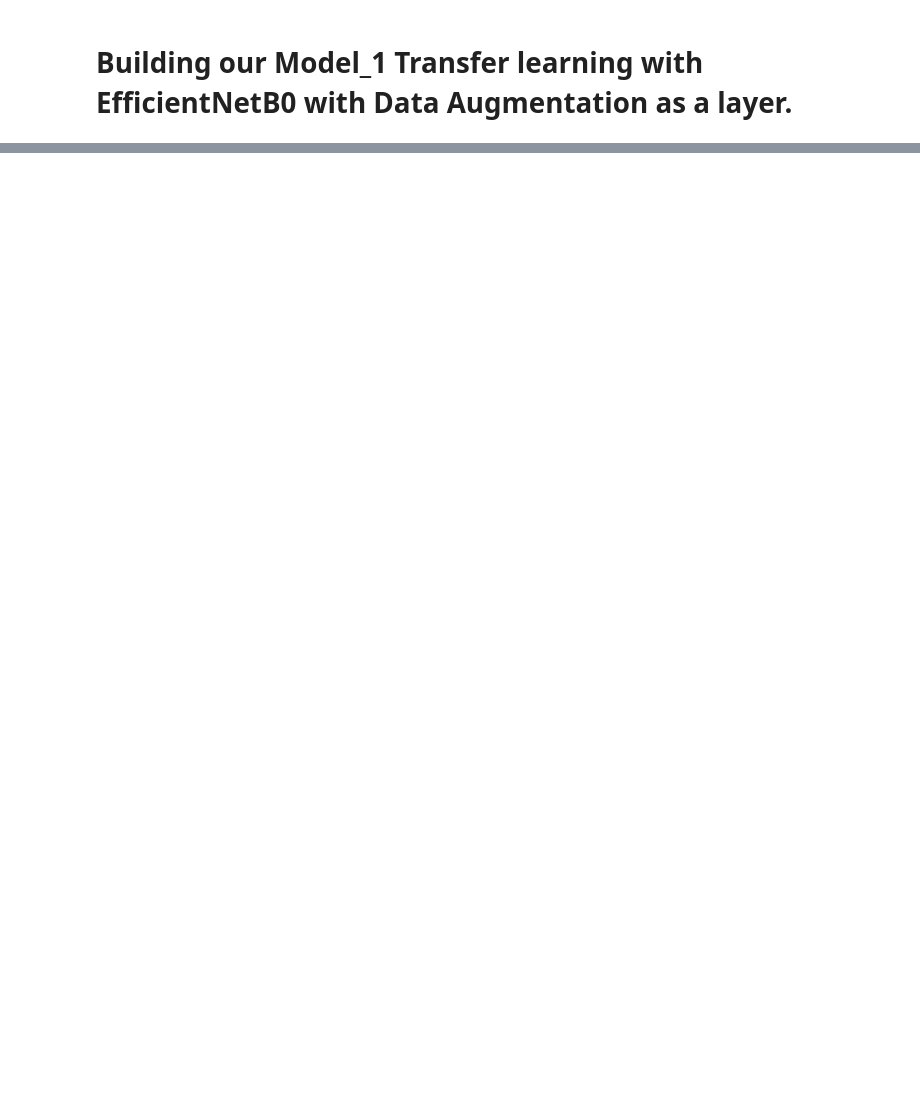
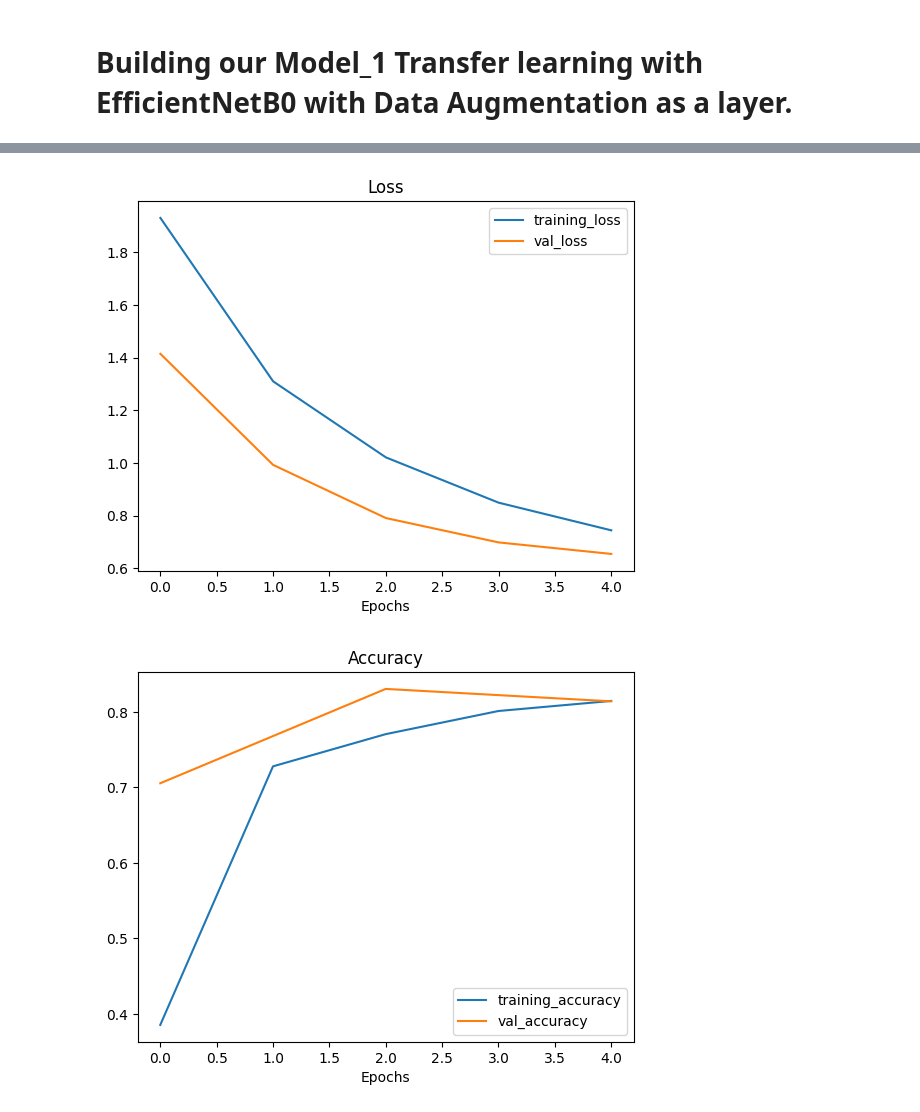
Before and after one commit to LivingstonTardzenyuy/Deep-Learning-with-TensorFlow, a Jupyter notebook: 05_trasnfer_learning_in_tensorflow_part_2_fine_tuning.ipynb, the cells around one changed output, grey strips where cells are left out. Saved outputs shown, nothing was run; the diff lists cells and outputs as text; code cells hidden in the pictures; blank space fills up the shorter version.

Commit message:
Fine-tuning our model

```diff
--- a/05_trasnfer_learning_in_tensorflow_part_2_fine_tuning.ipynb
+++ b/05_trasnfer_learning_in_tensorflow_part_2_fine_tuning.ipynb
@@ -541,0 +561,3 @@ Model_1_history = model_1.fit(
+# %%
+train_dir_10_percent = "10_food_classes_10_percent/train"
+test_dir_10_percent = "10_food_classes_10_percent/test"
@@ -541,0 +647,33 @@ Model_1_history = model_1.fit(
+# %%
+# Creating a modelCheckpoint callback. So it saves our model weights during training. This is usefull so we can coe and start where we left off....
+
+checkpoint_path = "ten_percent_model/checkpoint.keras";
+
+model_checkpoint = tf.keras.callbacks.ModelCheckpoint(
+    checkpoint_path,
+    monitor='val_loss',
+    verbose=0,
+    save_best_only=False,
+    save_weights_only=False,
+    mode='auto',
+    save_freq='epoch',
+    initial_value_threshold=None
+)
+# %%
+# Compile and fit the model.
+
+initial_epochs = 5
+model_2.compile(
+    loss = "categorical_crossentropy",
+    optimizer = tf.keras.optimizers.Adam(),
+    metrics = ["accuracy"]
+)
+
+# fit the model..
+model_2_history = model_2.fit(
+    train_data_10_percent,
+    epochs = initial_epochs,
+    validation_data = test_data_10_percent,
+    validation_steps = int(0.25 * len(test_data_10_percent)),
+    callbacks = [create_tensorboard_callback("transfer_learning", "model_2_10_percent_data_aug"), model_checkpoint]
+)
@@ -541,0 +698,6 @@ Model_1_history = model_1.fit(
+# %%
+# plot model loss curves
+plot_loss_curves(model_2_history)
+# %% [output]
+[figure, added]
+[figure, added]
```
Also changed, not shown: parts of 33 cells of this notebook.
